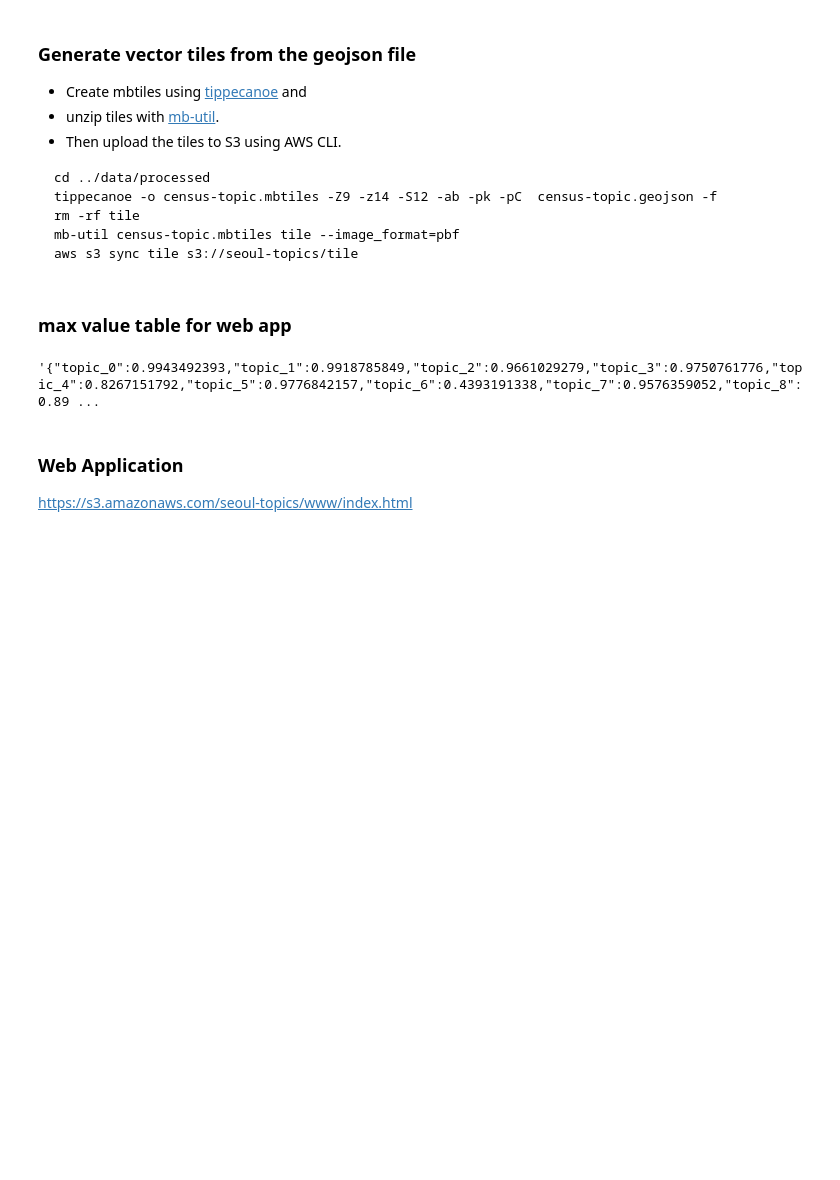
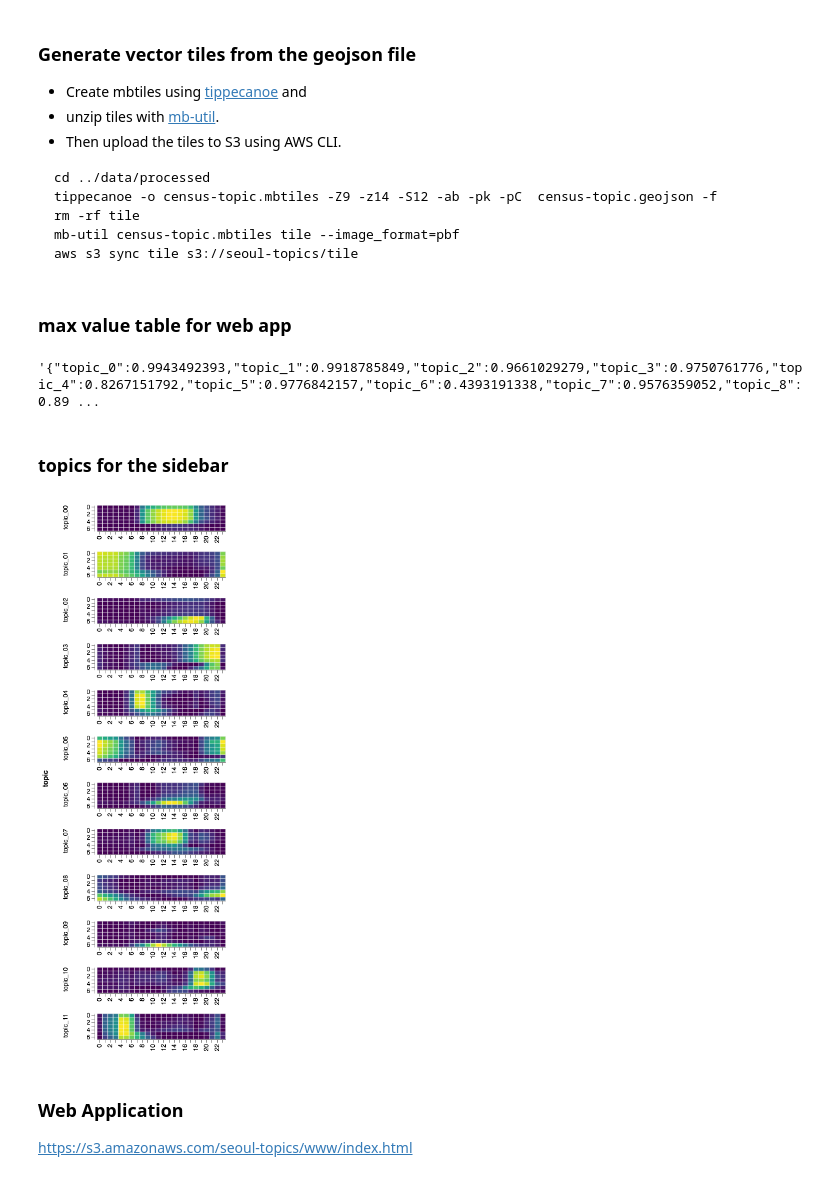
Before and after one commit to yonghah/urban-activity-topics, a Jupyter notebook: notebooks/UrbanActivityTopics.ipynb, the cells around one changed output. Cells and saved outputs as stored; diff of their text form; code cells hidden in the pictures; blank space fills up the shorter version.

```diff
--- a/notebooks/UrbanActivityTopics.ipynb
+++ b/notebooks/UrbanActivityTopics.ipynb
@@ -279,6 +303,21 @@ aws s3 sync tile s3://seoul-topics/tile
 df_map_wgs.drop(columns='ADM_NM').max(axis=0).to_json()
 # %% [output]
 '{"topic_0":0.9943492393,"topic_1":0.9918785849,"topic_2":0.9661029279,"topic_3":0.9750761776,"topic_4":0.8267151792,"topic_5":0.9776842157,"topic_6":0.4393191338,"topic_7":0.9576359052,"topic_8":0.89 ...
+# %% [markdown]
+### topics for the sidebar
+# %%
+alt.Chart(df_topic)\
+.mark_rect()\
+.encode(
+    alt.X('hour:O', axis=alt.Axis(title='')),
+    alt.Y('day:O', axis=alt.Axis(title='')),
+    color=alt.Color('score:Q', legend=None)
+)\
+.properties(width=200, height=40)\
+.facet(row='topic:N')\
+.resolve_scale(color='independent', x='independent')
+# %% [output]
+[figure, added]
 # %% [markdown]
 ### Web Application
 https://s3.amazonaws.com/seoul-topics/www/index.html
```
Also changed, not shown: parts of 4 cells of this notebook, 1 other file.
